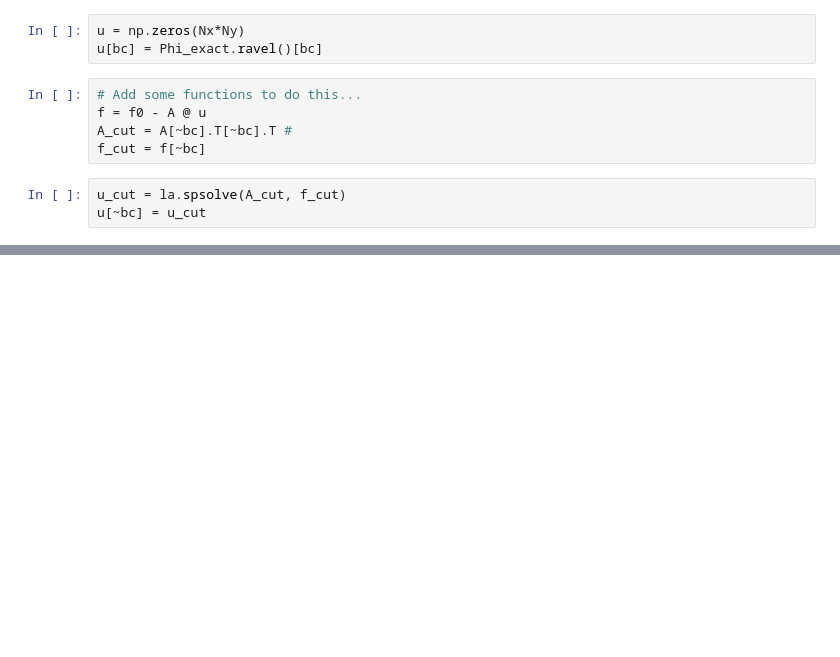
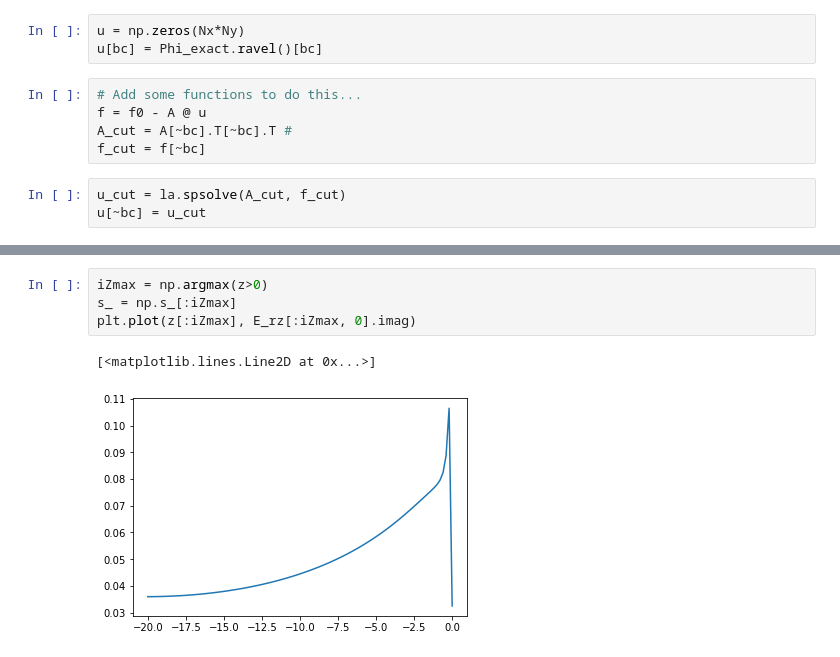
Before and after one commit to maroniea/xsede-spm, a Jupyter notebook: capsol/Variable Grid Finite Differences.ipynb, the cells around one changed output, grey strips where cells are left out. Saved outputs shown, nothing was run; the diff lists cells and outputs as text; blank space fills up the shorter version.

```diff
--- a/capsol/Variable Grid Finite Differences.ipynb
+++ b/capsol/Variable Grid Finite Differences.ipynb
@@ -322,0 +405,7 @@ array([   9.72383315,   33.92065198,   77.65178712,  143.55782346,
+# %%
+iZmax = np.argmax(z>0)
+s_ = np.s_[:iZmax]
+plt.plot(z[:iZmax], E_rz[:iZmax, 0].imag)
+# %% [output]
+[<matplotlib.lines.Line2D at 0x...>]
+[figure, added]
```
Also changed, not shown: parts of 79 cells of this notebook.
